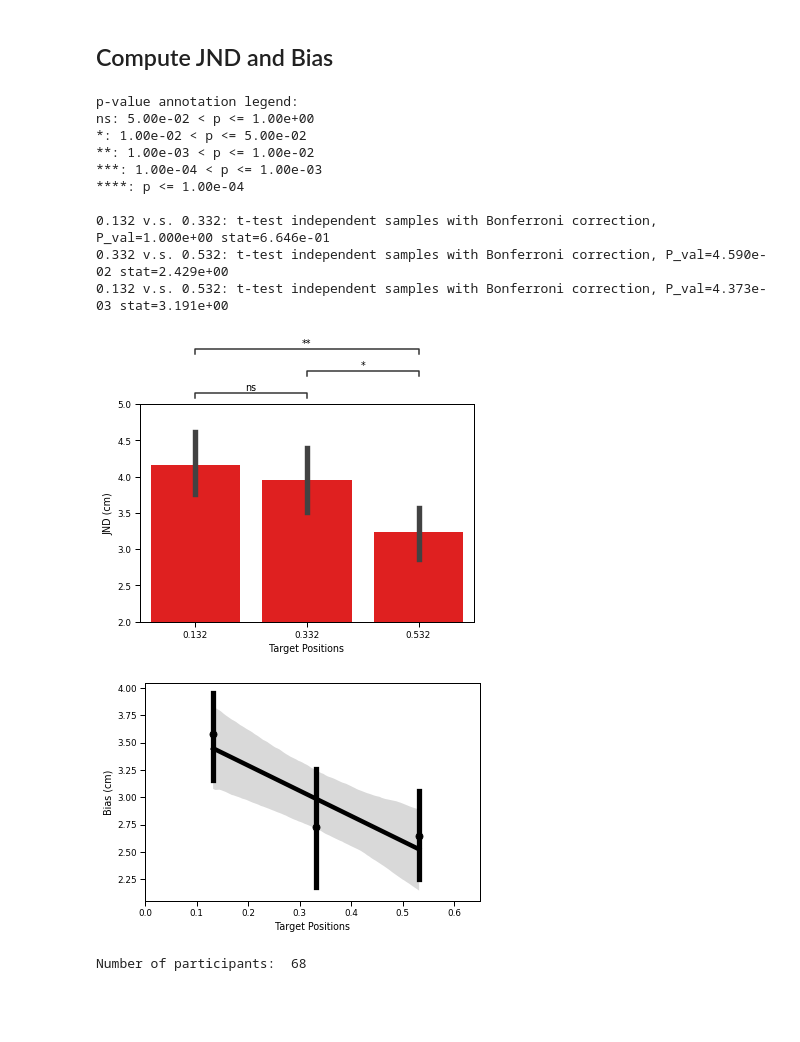
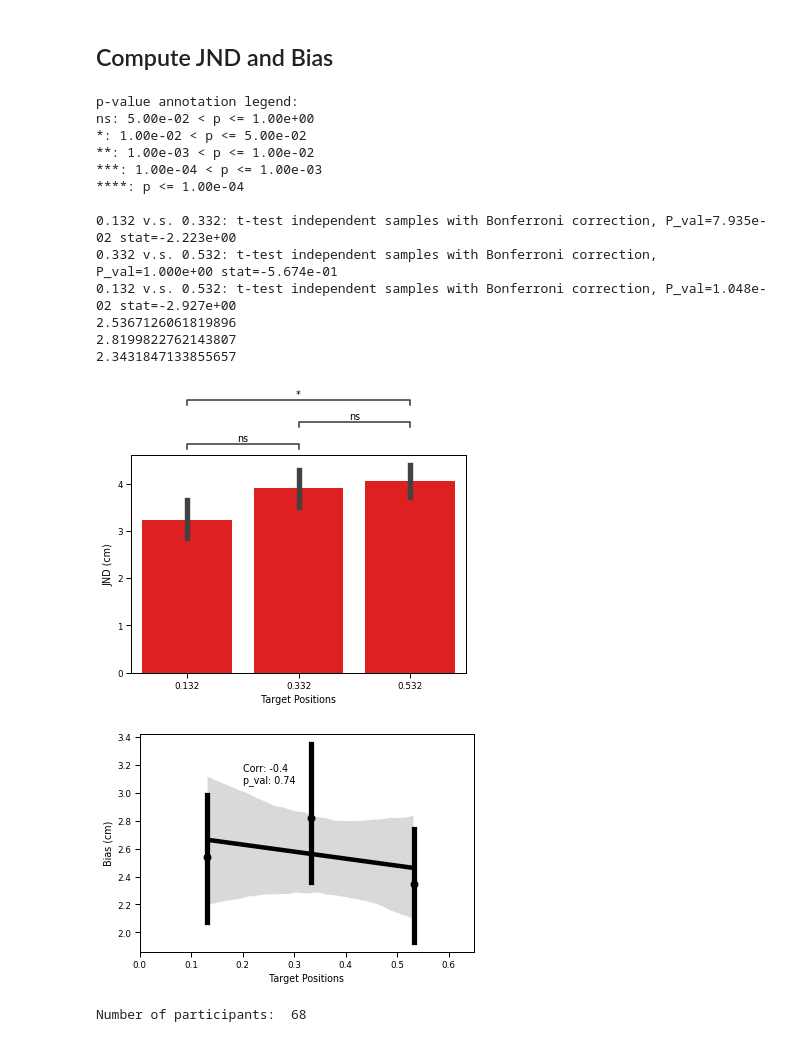
Before and after one commit to DiarKarim/Visual-Proprioceptive, a Jupyter notebook: VisualProprioceptive_Analysis/VP_Analaysis_v4_VisualOnly.ipynb, the cells around one changed output. Drawn from its saved outputs; the diff is of its cells as text; code cells hidden in the pictures; blank space fills up the shorter version.

Commit message:
Final analysis.

```diff
--- a/VisualProprioceptive_Analysis/VP_Analaysis_v4_VisualOnly.ipynb
+++ b/VisualProprioceptive_Analysis/VP_Analaysis_v4_VisualOnly.ipynb
@@ -28,2 +31,6 @@ path2Figures = "H:/Project/Visual-Proprioceptive/VisualProprioceptive_Analysis/F
 # %% [markdown]
 ### Functions
+# %%
+def r2(x, y):
+    corr = stats.pearsonr(x, y) #[0] ** 2
+    return corr
@@ -66,8 +199,8 @@ def find_nearest(array, value):
 # path = "D:/OneDrive/Documents/Projects/VisualProprioceptiveGithub/Visual-Proprioceptive/VisualProprioceptive_Data/"
 # path = "C:/Users/dyar/OneDrive - Facebook/Projects/VP_Analysis/Visual-Proprioceptive/VisualProprioceptive_Data/"
 # path = "/home/obi/Projects/Visual-Proprioceptive/VisualProprioceptive_Data/"
-# path = "C:/Users/PC/Documents/Projects/Github/Visual-Proprioceptive/VisualProprioceptive_Data/"
-path = "H:/Project/Visual-Proprioceptive/VisualProprioceptive_Data/"
+path = "C:/Users/PC/Documents/Projects/Github/Visual-Proprioceptive/VisualProprioceptive_Data/"
+# path = "H:/Project/Visual-Proprioceptive/VisualProprioceptive_Data/"
 # %%
 # Analysis of the answers given after movement to the target was made (i.e. visual-proprioceptive condition)
 files = os.listdir(path)
@@ -378,12 +506,12 @@ sns.set_context("paper", rc = paper_rc)
 # %% [markdown]
 ## Compute JND and Bias
 # %%
-# df8['JND'] = df8.groupby(['Participant_ID','TargetPos'])['pRealHandAhead'].transform(lambda x: FitCurvez11(x))
-# df8['Bias'] = df8.groupby(['Participant_ID','TargetPos'])['pRealHandAhead'].transform(lambda x: FitCurvez22(x))
+df8['JND'] = df8.groupby(['Participant_ID','TargetPos'])['pRealHandAhead'].transform(lambda x: FitCurvez11(x))
+df8['Bias'] = df8.groupby(['Participant_ID','TargetPos'])['pRealHandAhead'].transform(lambda x: FitCurvez22(x))
 
-# # Convert to cm
-# df8['JND'] = df8['JND'] * 100.0
-# df8['Bias'] = df8['Bias'] * 100.0
+# Convert to cm
+df8['JND'] = df8['JND'] * 100.0
+df8['Bias'] = df8['Bias'] * 100.0
 # %%
 df8['TargetPos'] = df8['TargetPos'].astype('str')
 plt.figure()
@@ -393,7 +521,7 @@ ax = sns.barplot(x='TargetPos', y = 'JND', data = df8, order = ['0.132', '0.332'
 # plt.title('Average \n' + 'JND' + "\n \n")
 plt.ylabel('JND (cm)') #
 plt.xlabel('Target Positions')
-plt.ylim([2,5])
+# plt.ylim([2,5])
 
 statannot.add_stat_annotation(
     ax,
@@ -407,64 +535,58 @@ statannot.add_stat_annotation(
     order = ['0.132', '0.332', '0.532'],
 )
 plt.savefig(path2Figures + 'JNDResults_Visual_' + str(time.time())[-1-4:-1] + '_.png', dpi = 600, bbox_inches='tight')
 
-
-
-
-
-
-
-
-
-
 #--------------------------------------------------------------------------------------
-#--------------------------------------------------------------------------------------
+#--------------------------------------- Bias -----------------------------------------
 #--------------------------------------------------------------------------------------
 
 df8['TargetPos'] = df8['TargetPos'].astype('float')
 plt.figure()
 # ax2 = sns.barplot(x='TargetPos', y = 'Bias', data = df8, order = ['0.132', '0.332', '0.532'], color='black')
 # ax2 = sns.lineplot(x='TargetPos', y = 'Bias', marker = 'o', markersize = 16, data = df8, color='black')
-
-
-
-# sns.jointplot(x, y, kind="reg", stat_func=r2)
 
 ax2 = sns.regplot(x='TargetPos', y='Bias', data = df8, color='black', x_estimator=np.mean) #
 # ax2 = sns.barplot(x='TargetPos', y='Bias', data = df8, color='black') #
 
 # sns.barplot(x='Phase', y=metric, palette="Greens", data=df_shotAll)
 # plt.title('Average \n' + 'JND' + "\n \n")
 plt.ylabel('Bias (cm)') #
 plt.xlabel('Target Positions')
 plt.xlim([-0.0,0.65])
-# plt.xticks()
-# statannot.add_stat_annotation(
-#     ax2,
-#     data=df8,
-#     x='TargetPos',
-#     y='Bias',
-#     box_pairs=[(('0.132', '0.332')), (('0.132', '0.532')), (('0.332', '0.532'))],
-#     test="t-test_ind",
-#     text_format="star",
-#     loc="outside",
-# )
 
-SS201487D
+#-------------------------------------------------------------------------------------------------------
+#------------------------------------------ Correlation analysis ---------------------------------------
+df8['TargetPos'] = df8['TargetPos'].astype('float')
+mask1 = df8['TargetPos'] == 0.132
+biasVals_targ1 = df8[mask1].groupby(['TargetPos'])['Bias'].transform(lambda x: x)
+print(biasVals_targ1.mean())
+mask2 = df8['TargetPos'] == 0.332
+biasVals_targ2 = df8[mask2].groupby(['TargetPos'])['Bias'].transform(lambda x: x)
+print(biasVals_targ2.mean())
+mask3 = df8['TargetPos'] == 0.532
+biasVals_targ3 = df8[mask3].groupby(['TargetPos'])['Bias'].transform(lambda x: x)
+print(biasVals_targ3.mean())
+corrs = r2([0.132,0.332,0.532],[biasVals_targ1.mean() ,biasVals_targ2.mean(), biasVals_targ3.mean()])
+plt.text(0.2, np.nanmean(df8['Bias'])*1.2, 'Corr: ' + str(np.round(corrs[0],2)) + '\np_val: ' + str(np.round(corrs[1],2)))
+#-------------------------------------------------------------------------------------------------------
+
 plt.savefig(path2Figures + 'BiasResults_Visual_' + str(time.time())[-1-4:-1] + '_.png', dpi = 600, bbox_inches='tight')
 # %% [output]
 p-value annotation legend:
 ns: 5.00e-02 < p <= 1.00e+00
 *: 1.00e-02 < p <= 5.00e-02
 **: 1.00e-03 < p <= 1.00e-02
 ***: 1.00e-04 < p <= 1.00e-03
 ****: p <= 1.00e-04
 
-0.132 v.s. 0.332: t-test independent samples with Bonferroni correction, P_val=1.000e+00 stat=6.646e-01
-0.332 v.s. 0.532: t-test independent samples with Bonferroni correction, P_val=4.590e-02 stat=2.429e+00
-0.132 v.s. 0.532: t-test independent samples with Bonferroni correction, P_val=4.373e-03 stat=3.191e+00
+0.132 v.s. 0.332: t-test independent samples with Bonferroni correction, P_val=7.935e-02 stat=-2.223e+00
+0.332 v.s. 0.532: t-test independent samples with Bonferroni correction, P_val=1.000e+00 stat=-5.674e-01
+0.132 v.s. 0.532: t-test independent samples with Bonferroni correction, P_val=1.048e-02 stat=-2.927e+00
+2.5367126061819896
+2.8199822762143807
+2.3431847133855657
-[figure, old version]
+[figure, new version]
-[figure, old version]
+[figure, new version]
 # %%
 print('Number of participants: ', len(pd.unique(df8['Participant_ID'])))
 # %% [output]
```
Also changed, not shown: parts of 8 cells of this notebook, 49 other files.
